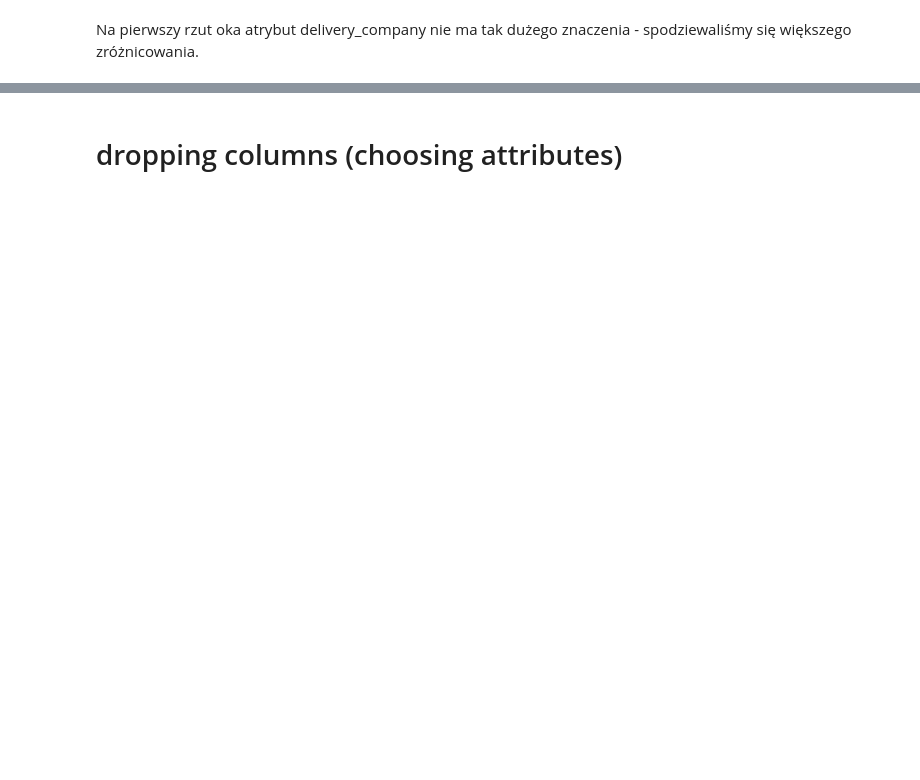
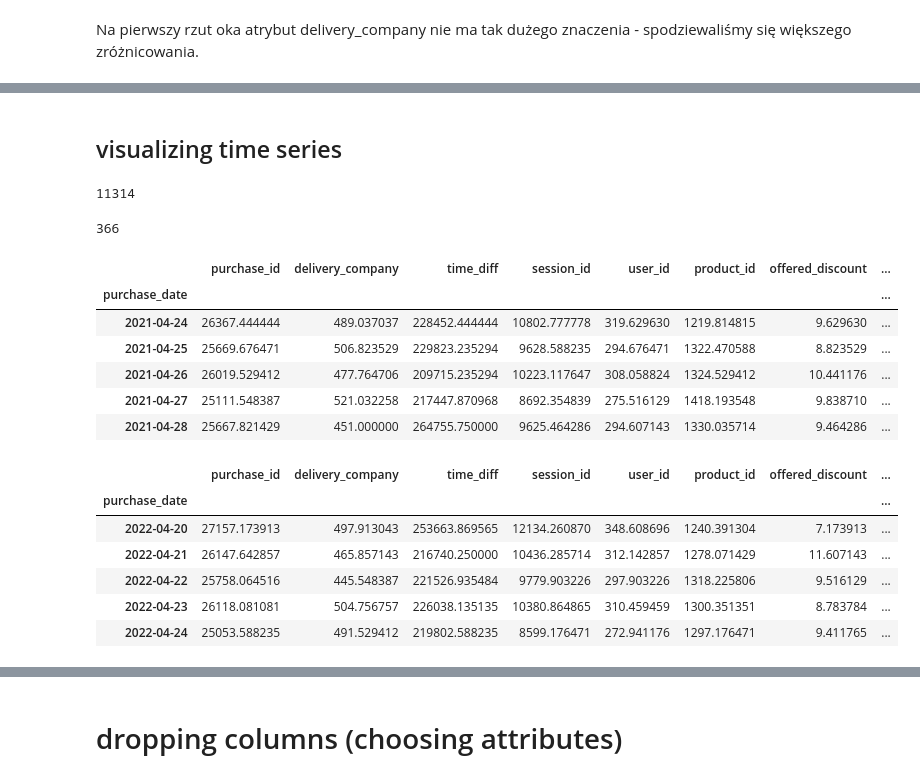
Before and after one commit to milosz-l/delivery-time, a Jupyter notebook: data_analysis.ipynb, the cells around one changed output, grey strips where cells are left out. Cells and saved outputs as stored; diff of their text form; code cells hidden in the pictures; blank space fills up the shorter version.

```diff
--- a/data_analysis.ipynb
+++ b/data_analysis.ipynb
@@ -334,0 +331,31 @@ if MAKE_PLOTS and MAKE_PAIRPLOT:
+# %% [markdown]
+## visualizing time series
+# %%
+df['purchase_timestamp'].nunique()
+# %% [output]
+11314
+# %%
+time_series_df = df.copy()
+time_series_df['purchase_date'] = time_series_df['purchase_timestamp'].dt.date
+time_series_df = time_series_df.groupby(['purchase_date']).mean()
+# time_series_df = time_series_df.reset_index()
+# time_series_df['purchase_date'].nunique()
+print(time_series_df.index.nunique())
+display(time_series_df.head())
+display(time_series_df.tail())
+# %% [output]
+366
+|  | purchase_id | delivery_company | time_diff | session_id | user_id | product_id | offered_discount | ... |
+| purchase_date |  |  |  |  |  |  |  | ... |
+| 2021-04-24 | 26367.444444 | 489.037037 | 228452.444444 | 10802.777778 | 319.629630 | 1219.814815 | 9.629630 | ... |
+| 2021-04-25 | 25669.676471 | 506.823529 | 229823.235294 | 9628.588235 | 294.676471 | 1322.470588 | 8.823529 | ... |
+| 2021-04-26 | 26019.529412 | 477.764706 | 209715.235294 | 10223.117647 | 308.058824 | 1324.529412 | 10.441176 | ... |
+| 2021-04-27 | 25111.548387 | 521.032258 | 217447.870968 | 8692.354839 | 275.516129 | 1418.193548 | 9.838710 | ... |
+| 2021-04-28 | 25667.821429 | 451.000000 | 264755.750000 | 9625.464286 | 294.607143 | 1330.035714 | 9.464286 | ... |
+|  | purchase_id | delivery_company | time_diff | session_id | user_id | product_id | offered_discount | ... |
+| purchase_date |  |  |  |  |  |  |  | ... |
+| 2022-04-20 | 27157.173913 | 497.913043 | 253663.869565 | 12134.260870 | 348.608696 | 1240.391304 | 7.173913 | ... |
+| 2022-04-21 | 26147.642857 | 465.857143 | 216740.250000 | 10436.285714 | 312.142857 | 1278.071429 | 11.607143 | ... |
+| 2022-04-22 | 25758.064516 | 445.548387 | 221526.935484 | 9779.903226 | 297.903226 | 1318.225806 | 9.516129 | ... |
+| 2022-04-23 | 26118.081081 | 504.756757 | 226038.135135 | 10380.864865 | 310.459459 | 1300.351351 | 8.783784 | ... |
+| 2022-04-24 | 25053.588235 | 491.529412 | 219802.588235 | 8599.176471 | 272.941176 | 1297.176471 | 9.411765 | ... |
```
Also changed, not shown: parts of 9 cells of this notebook.
